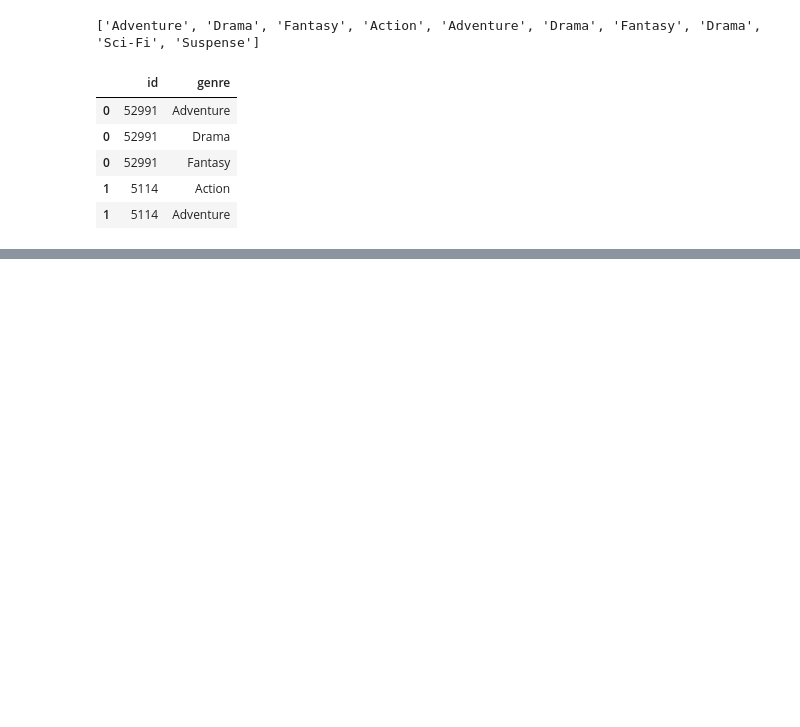
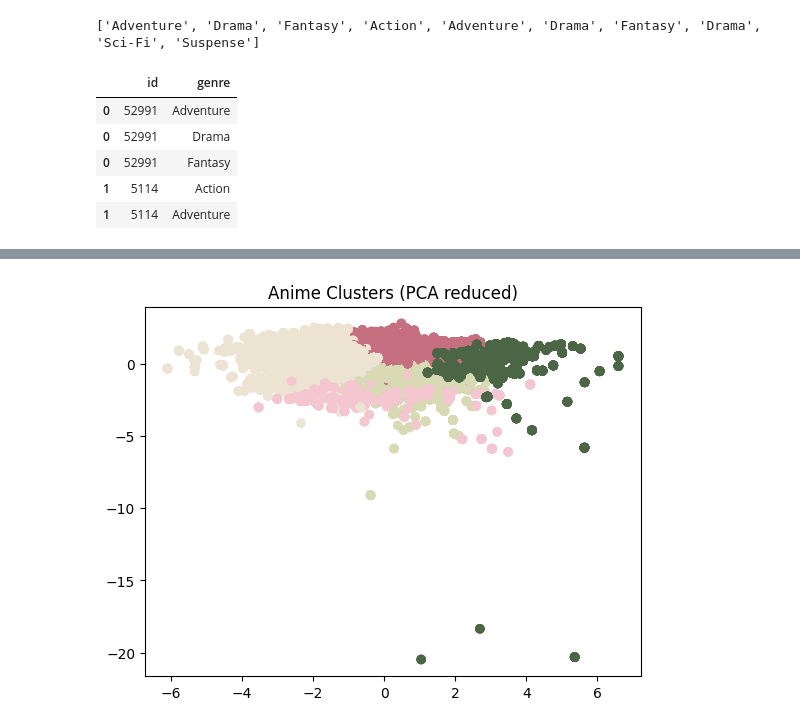
Before and after one commit to Mikayla-ds2/constellation-anime, a Jupyter notebook: data.ipynb, the cells around one changed output, grey strips where cells are left out. Saved outputs shown, nothing was run; the diff lists cells and outputs as text; code cells hidden in the pictures; blank space fills up the shorter version.

```diff
--- a/data.ipynb
+++ b/data.ipynb
@@ -297,9 +300,9 @@ anime_genres.head() # working now
 | 1 | 5114 | Action |
 | 1 | 5114 | Adventure |
 # %%
-df = pd.merge(anime_genres, data, on='id')
-df = pd.merge(anime_producers, df, on='id')
-df = pd.merge(anime_studios, df, on='id')
+df = pd.merge(anime_genres, data, on='id', how='left')
+df = pd.merge(anime_producers, df, on='id', how='left')
+df = pd.merge(anime_studios, df, on='id', how='left')
 # %%
 df.head()
 # %% [output]
@@ -335,0 +350,21 @@ data.to_csv('popularanime.csv')
+# %%
+numerics = data[['id', 'episodes', 'duration_per_ep', 'score', 'scored_by', 'rank']].dropna()
+# %%
+# scaling and then using kmeans
+scaler = StandardScaler()
+numericsScaled = scaler.fit_transform(numerics)
+
+kmeans = KMeans(n_clusters=5, random_state=42)
+kmeans.fit(numericsScaled)
+data['cluster'] = kmeans.labels_
+# %%
+# visualizing kmean clusters
+pca = PCA(n_components=2)
+numericPCA = pca.fit_transform(numericsScaled)
+
+plt.Figure(figsize=(10, 6))
+plt.scatter(numericPCA[:, 0], numericPCA[:, 1], c=kmeans.labels_, cmap=customCmap)
+plt.title("Anime Clusters (PCA reduced)")
+plt.show()
+# %% [output]
+[figure, added]
```
Also changed, not shown: parts of 17 cells of this notebook, 8 other files.
